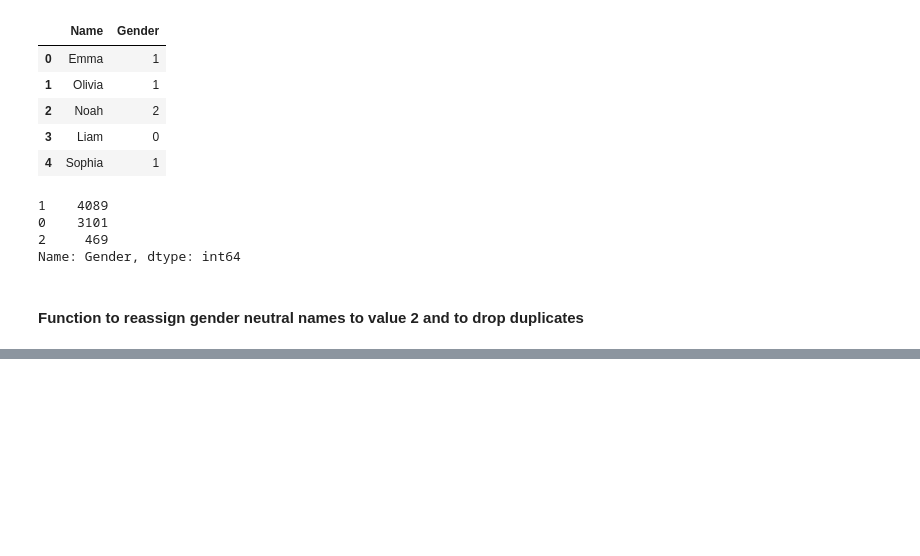
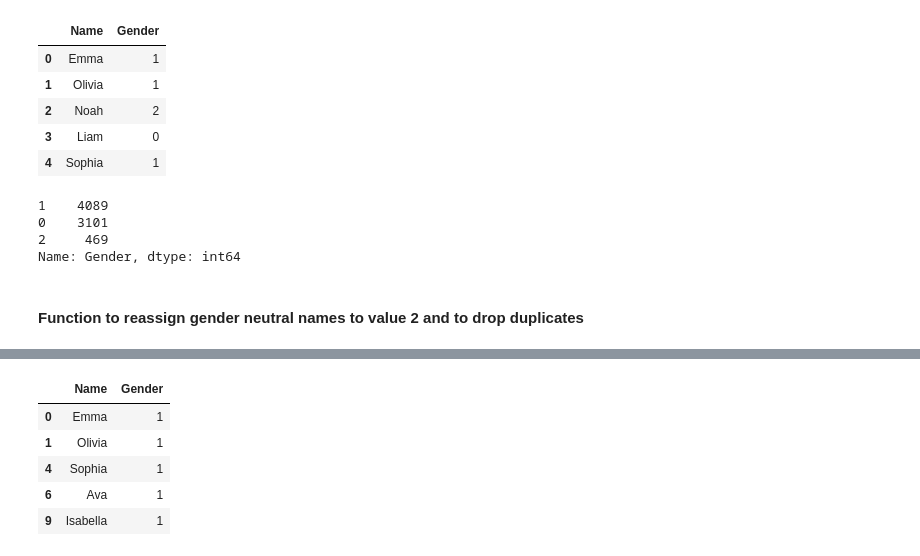
Before and after one commit to MagicMilly/women-in-film-analysis-dashboard, a Jupyter notebook: data_munging.ipynb, the cells around one changed output, grey strips where cells are left out. Cells and saved outputs as stored; diff of their text form; code cells hidden in the pictures; blank space fills up the shorter version.

```diff
--- a/data_munging.ipynb
+++ b/data_munging.ipynb
@@ -241,0 +260,9 @@ Name: Gender, dtype: int64
+# %%
+female_names.head()
+# %% [output]
+|  | Name | Gender |
+| 0 | Emma | 1 |
+| 1 | Olivia | 1 |
+| 4 | Sophia | 1 |
+| 6 | Ava | 1 |
+| 9 | Isabella | 1 |
```
Also changed, not shown: parts of 16 cells of this notebook.
